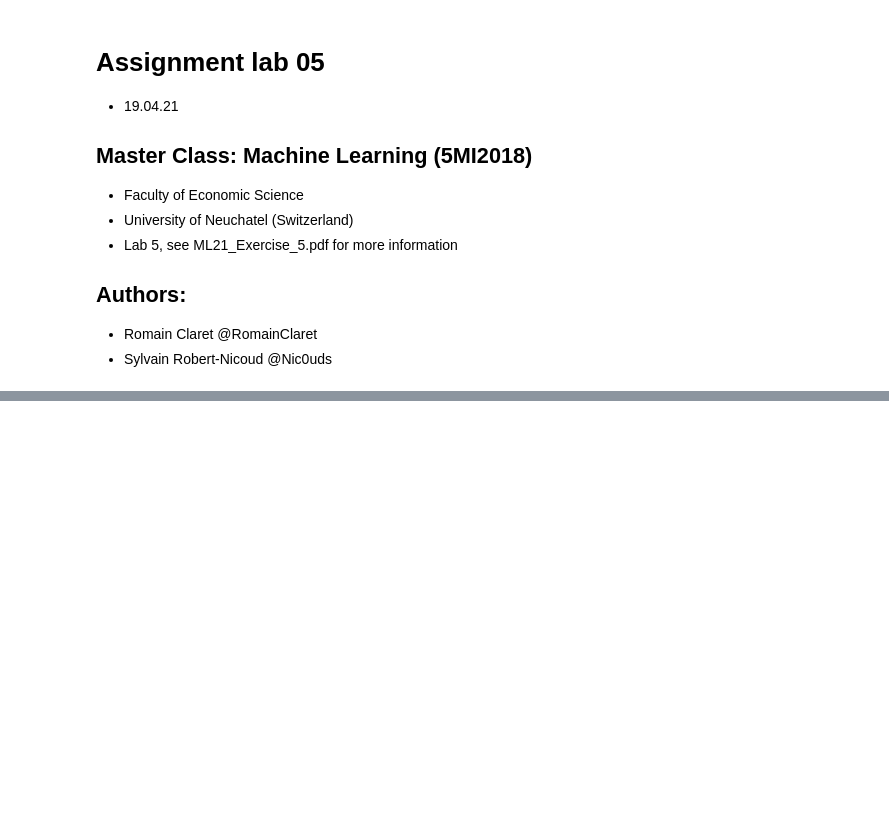
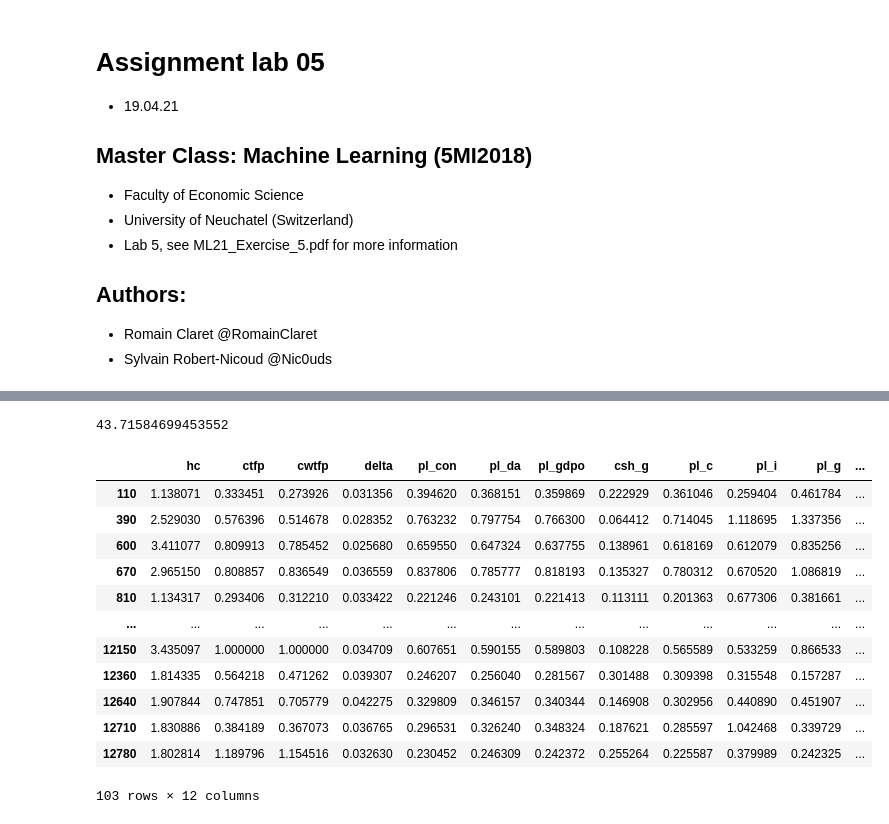
Before and after one commit to RomainClaret/msc.ml.labs, a Jupyter notebook: lab5/lab_05.ipynb, the cells around one changed output, grey strips where cells are left out. Saved outputs shown, nothing was run; the diff lists cells and outputs as text; code cells hidden in the pictures; blank space fills up the shorter version.

```diff
--- a/lab5/lab_05.ipynb
+++ b/lab5/lab_05.ipynb
@@ -30,0 +83,4 @@ df_evaluate = pd.read_table("adult.test", sep=r',\s', na_values='?', skiprows=[0
+# %%
+import pandas as pd
+
+df = pd.read_stata('pwt100.dta')
@@ -31,2 +117,7 @@ df_evaluate = pd.read_table("adult.test", sep=r',\s', na_values='?', skiprows=[0
+# %%
+# 1. Import the data and filter the two datasets for the chosen two years.
+df_1990 = df[(df["year"]==1990)]
+df_1987 = df[(df["year"]==1987)]
+df_1970 = df[(df["year"]==1970)]
 # %%
 #import pandas_profiling
@@ -433,0 +125,36 @@ adult_2021_cw_10_pred.csv accuracy_score: 0.8557114228456913
+# %%
+features = [
+    "hc",
+    "ctfp",
+    "cwtfp",
+    "delta",
+    "pl_con",
+    "pl_da",
+    "pl_gdpo",
+    "csh_g",
+    "pl_c",
+    "pl_i",
+    "pl_g",
+    "pl_k",
+]
+# %%
+(len(df_1990[features])-len(df_1990[features].dropna()))/len(df_1990[features])*100
+# %% [output]
+43.71584699453552
+# %%
+df_1990_cleaned = df_1990[features].dropna()
+df_1990_cleaned
+# %% [output]
+|  | hc | ctfp | cwtfp | delta | pl_con | pl_da | pl_gdpo | csh_g | pl_c | pl_i | pl_g | ... |
+| 110 | 1.138071 | 0.333451 | 0.273926 | 0.031356 | 0.394620 | 0.368151 | 0.359869 | 0.222929 | 0.361046 | 0.259404 | 0.461784 | ... |
+| 390 | 2.529030 | 0.576396 | 0.514678 | 0.028352 | 0.763232 | 0.797754 | 0.766300 | 0.064412 | 0.714045 | 1.118695 | 1.337356 | ... |
+| 600 | 3.411077 | 0.809913 | 0.785452 | 0.025680 | 0.659550 | 0.647324 | 0.637755 | 0.138961 | 0.618169 | 0.612079 | 0.835256 | ... |
+| 670 | 2.965150 | 0.808857 | 0.836549 | 0.036559 | 0.837806 | 0.785777 | 0.818193 | 0.135327 | 0.780312 | 0.670520 | 1.086819 | ... |
+| 810 | 1.134317 | 0.293406 | 0.312210 | 0.033422 | 0.221246 | 0.243101 | 0.221413 | 0.113111 | 0.201363 | 0.677306 | 0.381661 | ... |
+| ... | ... | ... | ... | ... | ... | ... | ... | ... | ... | ... | ... | ... |
+| 12150 | 3.435097 | 1.000000 | 1.000000 | 0.034709 | 0.607651 | 0.590155 | 0.589803 | 0.108228 | 0.565589 | 0.533259 | 0.866533 | ... |
+| 12360 | 1.814335 | 0.564218 | 0.471262 | 0.039307 | 0.246207 | 0.256040 | 0.281567 | 0.301488 | 0.309398 | 0.315548 | 0.157287 | ... |
+| 12640 | 1.907844 | 0.747851 | 0.705779 | 0.042275 | 0.329809 | 0.346157 | 0.340344 | 0.146908 | 0.302956 | 0.440890 | 0.451907 | ... |
+| 12710 | 1.830886 | 0.384189 | 0.367073 | 0.036765 | 0.296531 | 0.326240 | 0.348324 | 0.187621 | 0.285597 | 1.042468 | 0.339729 | ... |
+| 12780 | 1.802814 | 1.189796 | 1.154516 | 0.032630 | 0.230452 | 0.246309 | 0.242372 | 0.255264 | 0.225587 | 0.379989 | 0.242325 | ... |
+103 rows × 12 columns
```
Also changed, not shown: parts of 31 cells of this notebook, 6 other files.
